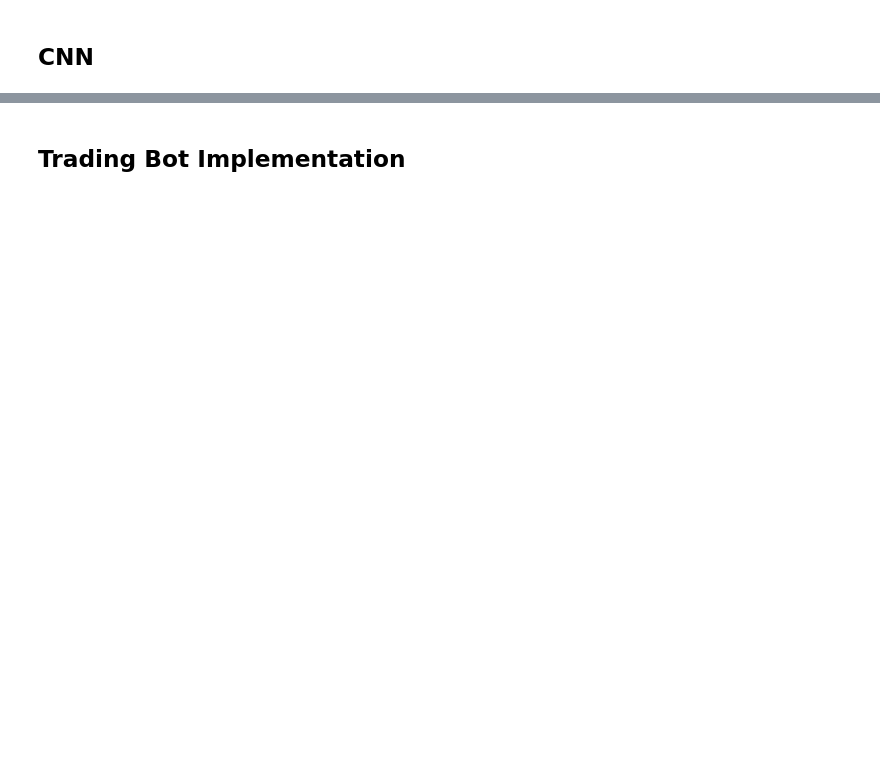
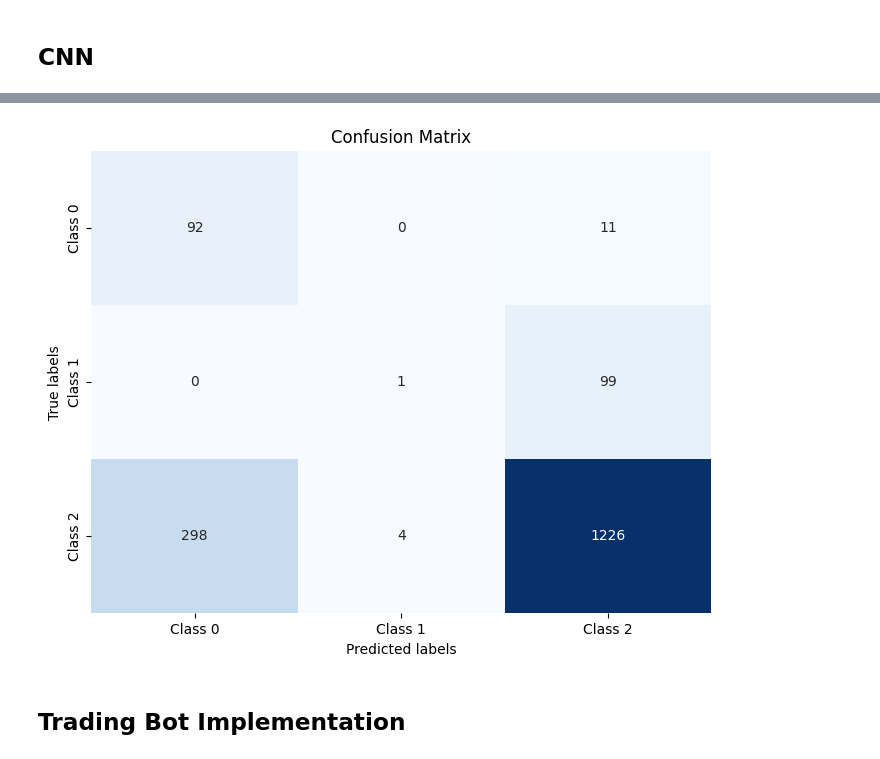
Before and after one commit to Deadeye111/fhgr-cds-305-trading-bot, a Jupyter notebook: CCN/CNN_based_TradingBot_V1.ipynb, the cells around one changed output, grey strips where cells are left out. Saved outputs shown, nothing was run; the diff lists cells and outputs as text; code cells hidden in the pictures; blank space fills up the shorter version.

```diff
--- a/CCN/CNN_based_TradingBot_V1.ipynb
+++ b/CCN/CNN_based_TradingBot_V1.ipynb
@@ -458,3 +462,10 @@ Then we will just apply a small filter of variance with a threshold of 0.1 i.e.
+# %%
+# Encode the labels
+# Manual encoding
+
+apple_df['Labels_MID'] = apple_df['Labels_MID'].replace('BUY', 0)
+apple_df['Labels_MID'] = apple_df['Labels_MID'].replace('SELL', 1)
+apple_df['Labels_MID'] = apple_df['Labels_MID'].replace('HOLD', 2)
 # %%
 # Function to calculate the number of features
 
@@ -594,0 +671,26 @@ plt.show()
+# %%
+# ToDo: Checken!! Made with ChatGPT!!
+
+
+import numpy as np
+import seaborn as sns
+import matplotlib.pyplot as plt
+from sklearn.metrics import confusion_matrix
+
+# Vorhersagen für Validierungsdaten machen
+y_pred = model.predict(x_cv)
+y_pred_classes = np.argmax(y_pred, axis=1)
+
+# Confusion Matrix berechnen
+conf_matrix = confusion_matrix(y_cv, y_pred_classes)
+
+# Confusion Matrix plotten
+plt.figure(figsize=(8, 6))
+sns.heatmap(conf_matrix, annot=True, fmt="d", cmap="Blues", cbar=False,
+            xticklabels=['Class 0', 'Class 1', 'Class 2'],
+            yticklabels=['Class 0', 'Class 1', 'Class 2'])
+plt.xlabel('Predicted labels')
+plt.ylabel('True labels')
+plt.title('Confusion Matrix')
+plt.show()
+# %% [output]
@@ -595,2 +698,3 @@ plt.show()
+[figure, added]
 # %% [markdown]
 ## Trading Bot Implementation
```
Also changed, not shown: parts of 18 cells of this notebook.
